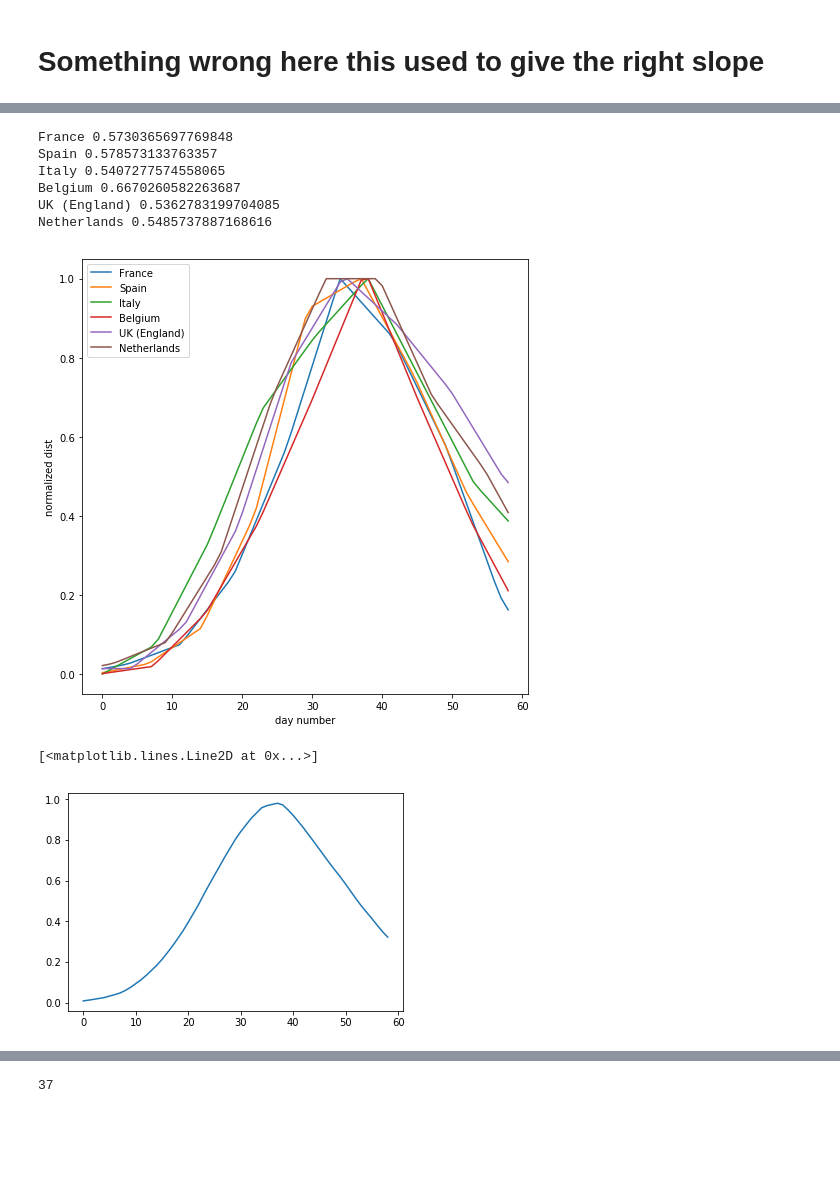
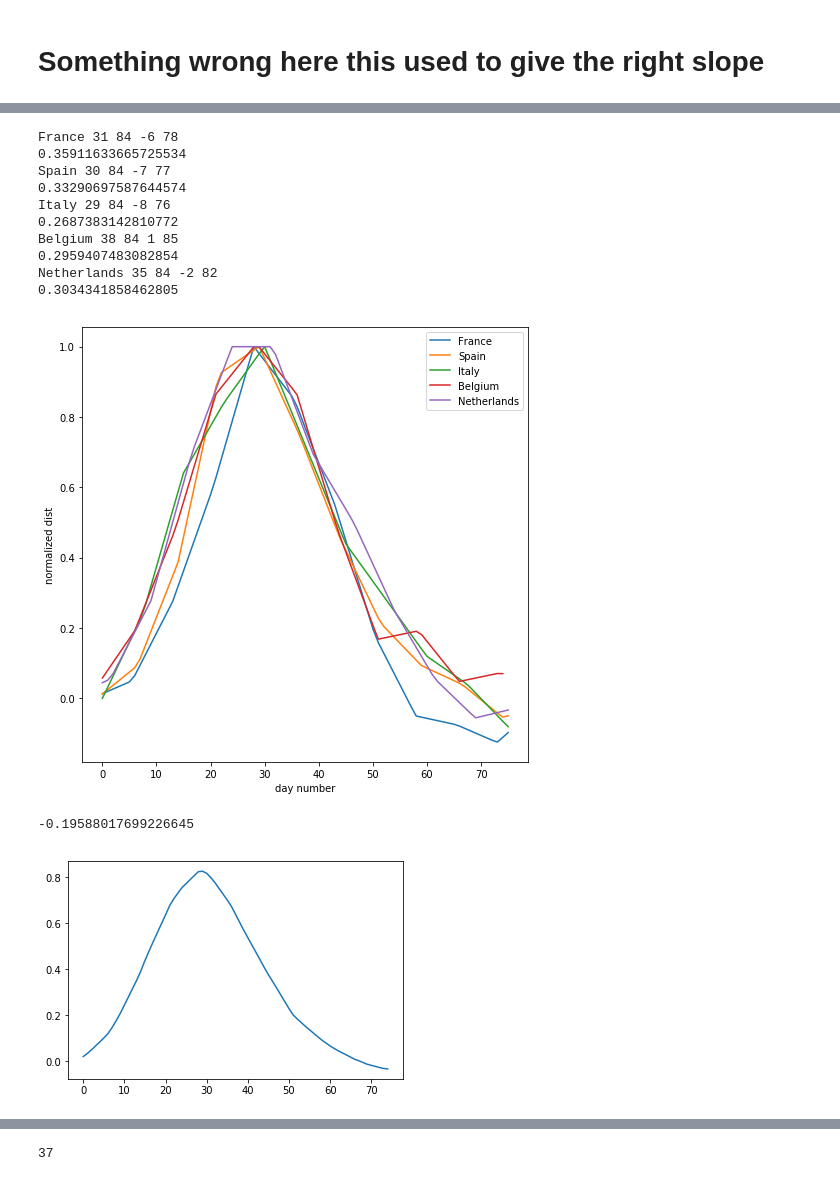
Before and after one commit to macbuse/COVID_stats, a Jupyter notebook: euromom.ipynb, the cells around one changed output, grey strips where cells are left out. Drawn from its saved outputs; the diff is of its cells as text; code cells hidden in the pictures; blank space fills up the shorter version.

```diff
--- a/euromom.ipynb
+++ b/euromom.ipynb
@@ -85,0 +145,13 @@ for k in range(1,25):
+# %%
+L = list(dd.keys())
+
+fig, ax = plt.subplots()
+fig.set_size_inches(6,6)
+
+
+for kk in L[1:]:
+    plt.plot(100*dd[kk]/dd['All'], label=kk)
+
+plt.ylabel('percentage all deaths')
+plt.xlabel('week number')
+leg = ax.legend()
@@ -130,6 +205,7 @@ leg = ax.legend()
 # %%
 fig, ax = plt.subplots()
 fig.set_size_inches(8,8)
+
 
 for kk in graphs.keys():
     if 'UK'  not in kk : continue
@@ -138,6 +214,8 @@ for kk in graphs.keys():
         dd *= 2.1
     if 'Eng' in kk:
         dd *= .48
+    if 'Sco' in kk:
+        dd *= 1.25
     plt.plot(dd, label=kk)
 
 plt.ylabel('percentage excess deaths')
@@ -191,48 +269,73 @@ leg = ax.legend()
 # %%
+def find_mean(Y):
+    m = sum(Y)/2
+    tt = np.cumsum(Y)
+    return len(tt[tt < m])
+
+
 fig, ax = plt.subplots()
 fig.set_size_inches(8,8)
 
 VV = {}
 
-for kk in ['France', 'Spain','Italy', 'Belgium',
-           'UK (England)', 'Netherlands']:
+MM = 37
+ss, ee = 15, 2
+for kk in ['France',
+           'Spain',
+           'Italy',
+           'Belgium',
+           #'UK (England)',
+           'Netherlands'
+          ]:
 
-    Y = graphs[kk][-15:-4].astype(float)
+    Y = graphs[kk][-ss:-ee].astype(float)
     # this is a hack to avoid negative values
     # which will confuse np.log
     Y -= Y[0] + .001
 
-    X = 7*np.linspace(0,11,11)
-    pts = np.linspace(0,70,70)
-    YY = np.interp(pts,X,Y)
+
+    ww = ss - ee
+    X = 7*np.linspace(0, ww, ww)
+    pts = np.linspace(0, 7*(ww - 1), 7*(ww - 1))
+    YY = np.interp(pts, X, Y)
 
     dx = find_mean(YY)
-    #print(kk, dx)
+    print(kk, dx, len(YY), dx - MM, dx + (len(YY) - MM))
 
-    YY = YY[dx - 37: dx + 22]
+    YY = YY[8 + dx - MM: dx + (len(YY) - MM)]
     YY /= max(YY)
 
-    print(kk, sum(abs(YY[:38] - YY[38]))/37)
+    print(sum(abs(YY[:MM+1] - YY[MM+1]))/MM)
 
     VV[kk] = YY
 
     plt.plot(YY, label=kk)
 
 plt.ylabel('normalized dist')
 plt.xlabel('day number')
 leg = ax.legend()
 # %% [output]
-France 0.5730365697769848
-Spain 0.578573133763357
-Italy 0.5407277574558065
-Belgium 0.6670260582263687
-UK (England) 0.5362783199704085
-Netherlands 0.5485737887168616
+France 31 84 -6 78
+0.35911633665725534
+Spain 30 84 -7 77
+0.33290697587644574
+Italy 29 84 -8 76
+0.2687383142810772
+Belgium 38 84 1 85
+0.2959407483082854
+Netherlands 35 84 -2 82
+0.3034341858462805
-[figure, old version]
+[figure, new version]
 # %%
-tt = sum([ y for y in VV.values()])
+tt = sum([ y[:75] for y in VV.values()])
 
 plt.plot(tt/6)
+
+import json
+with open('euromomo_curve.json', 'w') as fp:
+    json.dump(list(tt), fp)
+
+tt[-1]
 # %% [output]
-[<matplotlib.lines.Line2D at 0x...>]
+-0.19588017699226645
-[figure, old version]
+[figure, new version]
```
Also changed, not shown: parts of 20 cells of this notebook, 2 other files.
